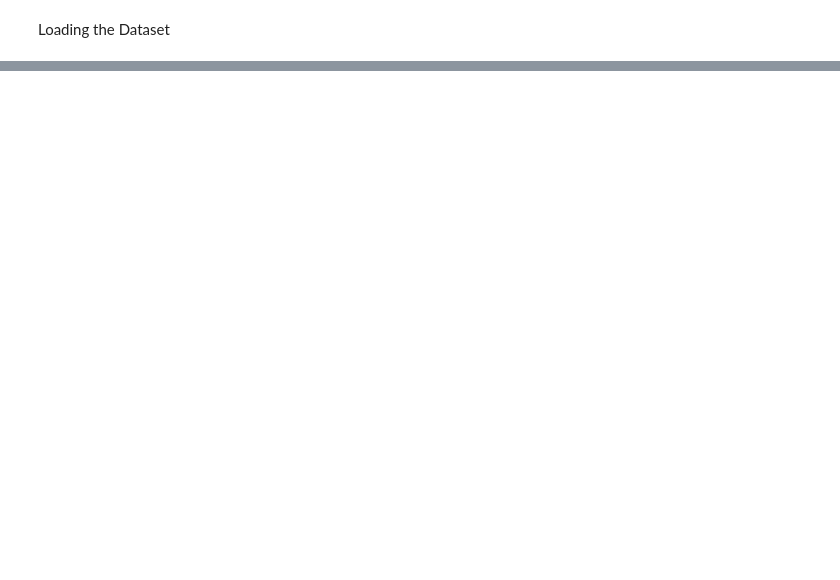
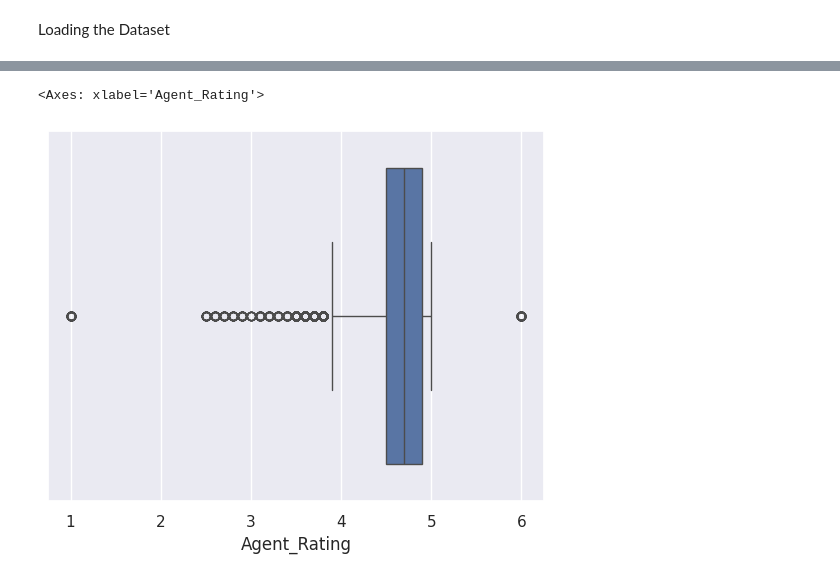
Before and after one commit to RitikDevnani/Amazon-Delivery-Time-Prediction, a Jupyter notebook: Code/for_data.ipynb, the cells around one changed output, grey strips where cells are left out. Drawn from its saved outputs; the diff is of its cells as text; code cells hidden in the pictures; blank space fills up the shorter version.

```diff
--- a/Code/for_data.ipynb
+++ b/Code/for_data.ipynb
@@ -24,0 +141,5 @@ FileNotFoundError: [Errno 2] No such file or directory: '/content/drive/MyDrive/
+# %%
+sns.boxplot(x=df['Agent_Rating'])
+# %% [output]
+<Axes: xlabel='Agent_Rating'>
+[figure, added]
```
Also changed, not shown: parts of 11 cells of this notebook.
